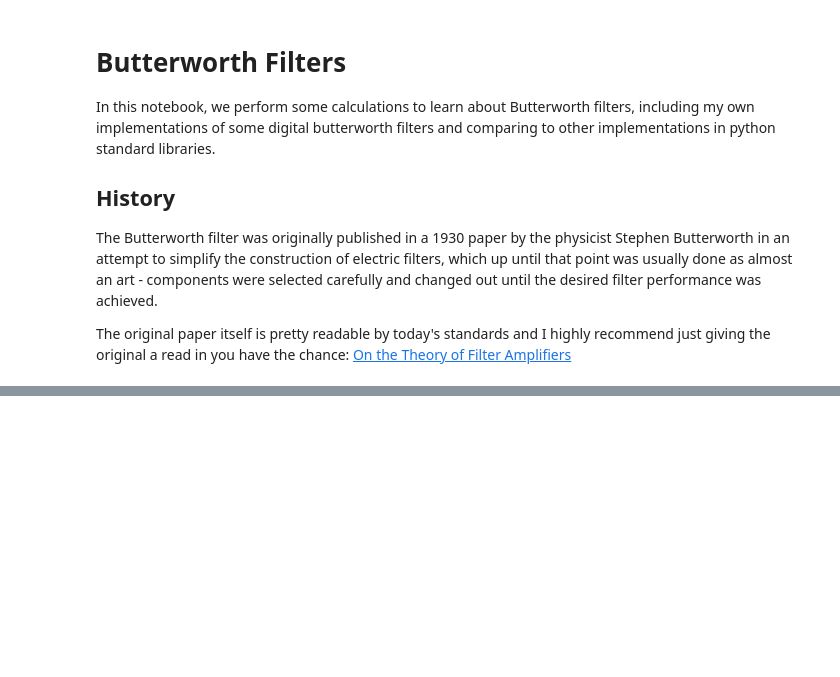
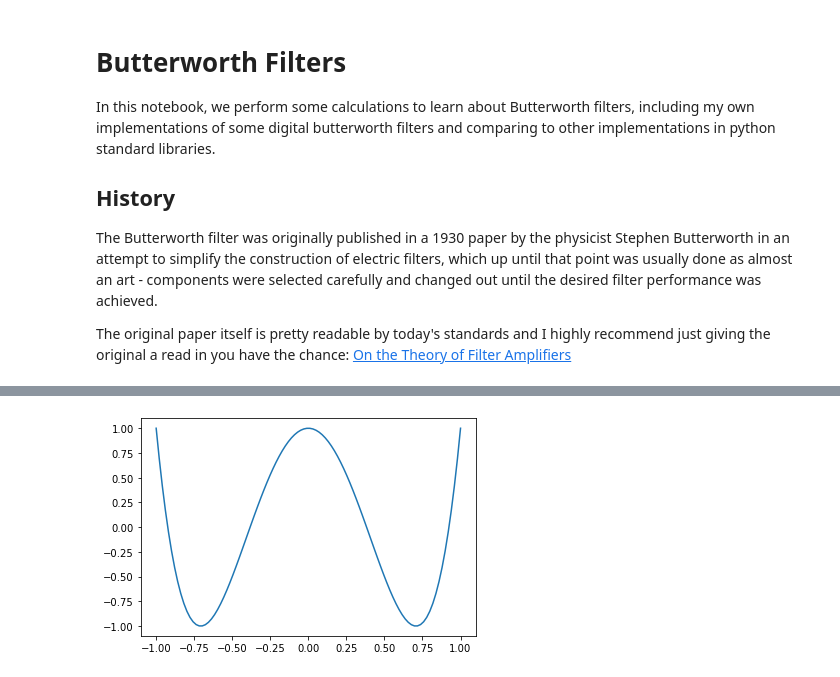
Before and after one commit to asmull/SignalProcessing, a Jupyter notebook: Butterworth.ipynb, the cells around one changed output, grey strips where cells are left out. Saved outputs shown, nothing was run; the diff lists cells and outputs as text; code cells hidden in the pictures; blank space fills up the shorter version.

```diff
--- a/Butterworth.ipynb
+++ b/Butterworth.ipynb
@@ -166,0 +357,11 @@ array([0.98990101+0.14140722j, 0.95846645+0.28239089j])
+# %%
+x = np.linspace(-1,1,100)
+y = np.ones(100)
+for root in a:
+    y = y*(x - root)
+y = y/y[-1]
+# %%
+plt.plot(x, y)
+plt.show()
+# %% [output]
+[figure, added]
```
Also changed, not shown: parts of 10 cells of this notebook.
